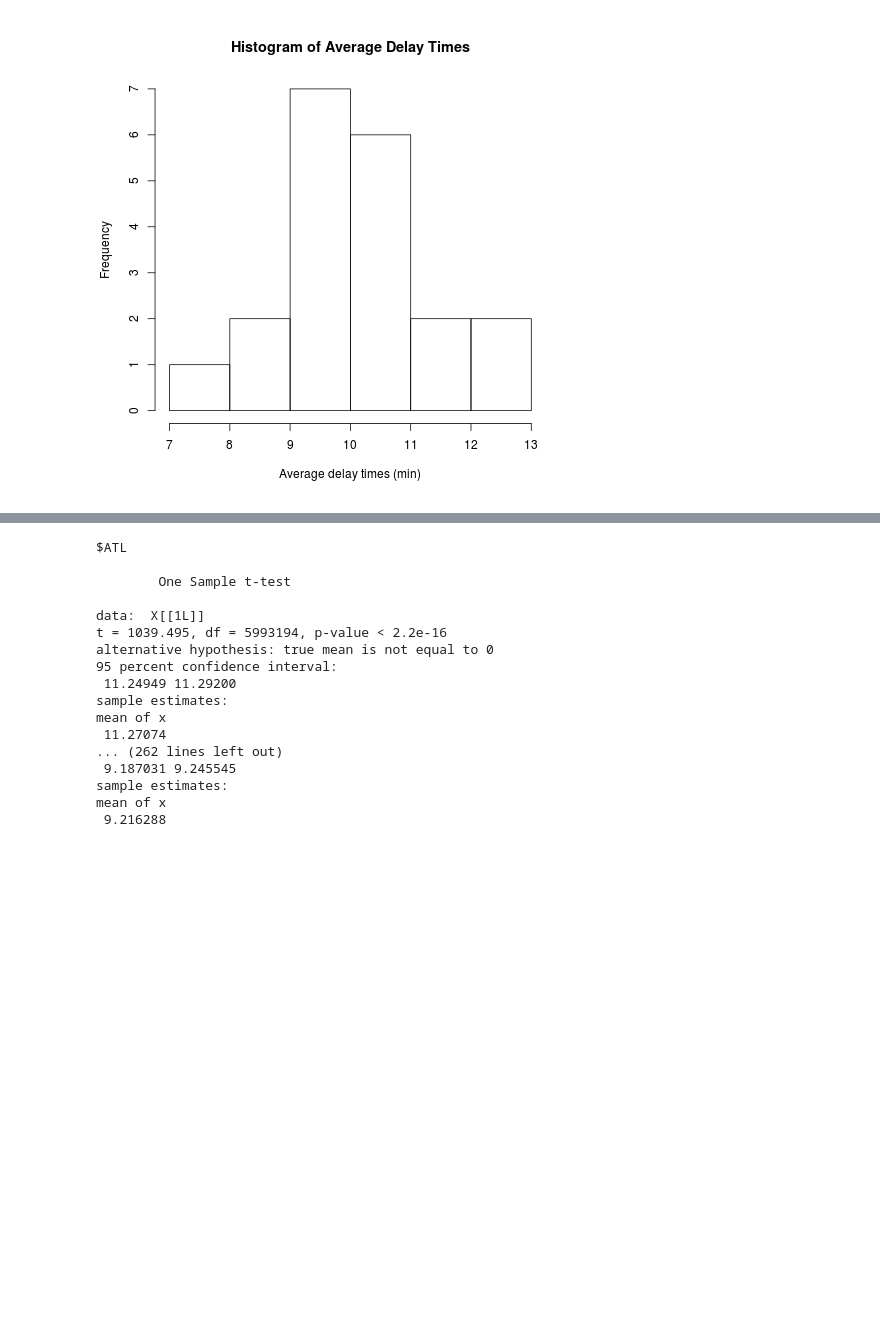
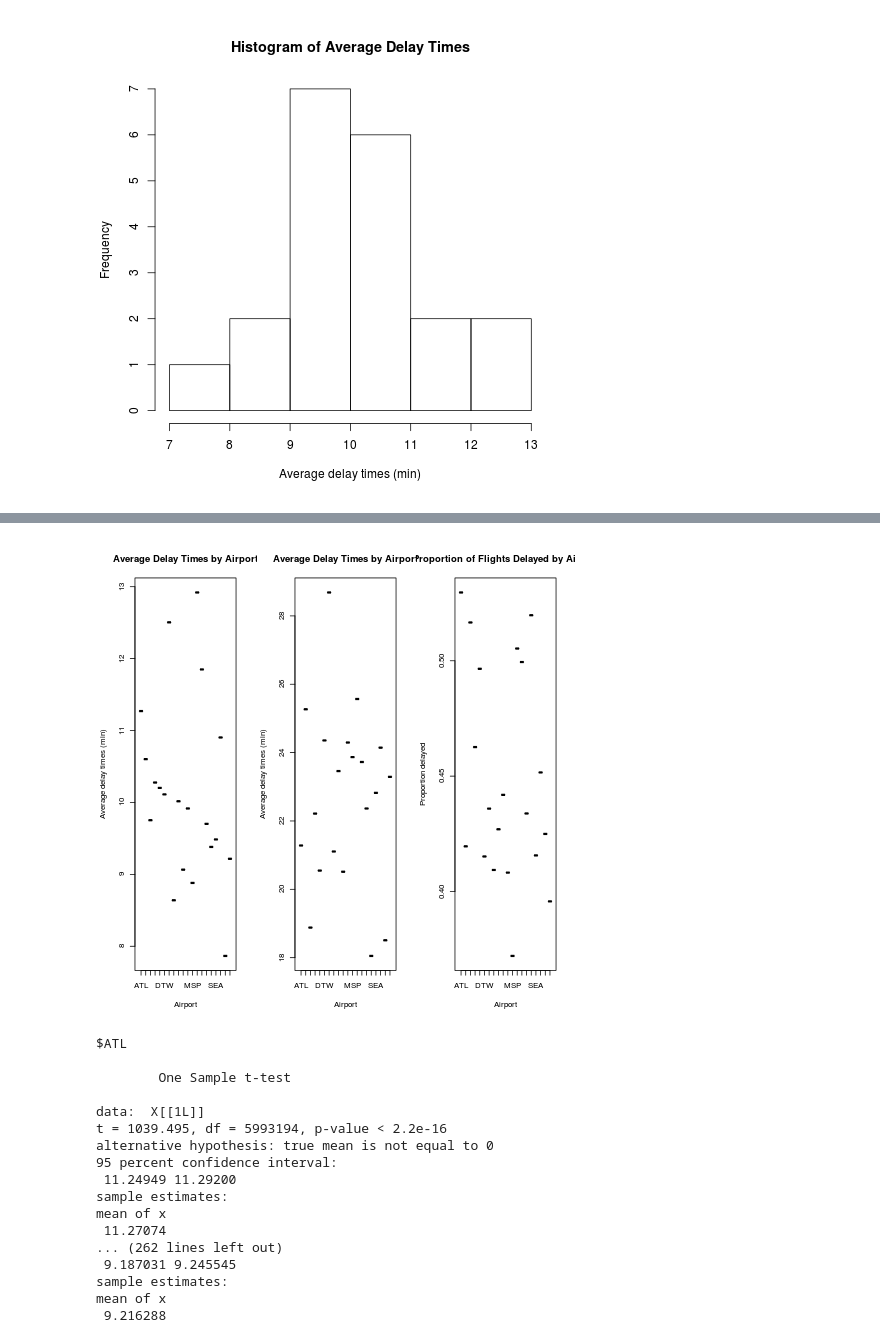
Before and after one commit to steven-hu/data-analysis-template, a Jupyter notebook: notebooks/NB3_data_analysis.ipynb, the cells around one changed output, grey strips where cells are left out. Drawn from its saved outputs; the diff is of its cells as text; code cells hidden in the pictures; blank space fills up the shorter version.

```diff
--- a/notebooks/NB3_data_analysis.ipynb
+++ b/notebooks/NB3_data_analysis.ipynb
@@ -114,3 +167,11 @@ hist(avgs,xlab="Average delay times (min)",main="Histogram of Average Delay Time
+# %%
+%%R
+par(mfrow=c(1,3))
+plot(unique(data$origin),avgs,main="Average Delay Times by Airport",xlab="Airport",ylab="Average delay times (min)")
+plot(unique(data$origin),avgs2,main="Average Delay Times by Airport",xlab="Airport",ylab="Average delay times (min)")
+plot(table$carriers,table$prop,main="Proportion of Flights Delayed by Airport",xlab="Airport",ylab="Proportion delayed")
+# %% [output]
+[figure, added]
 # %%
 %%R
 print(tapply(data$delay,data$origin,t.test))
```
Also changed, not shown: parts of 5 cells of this notebook.
